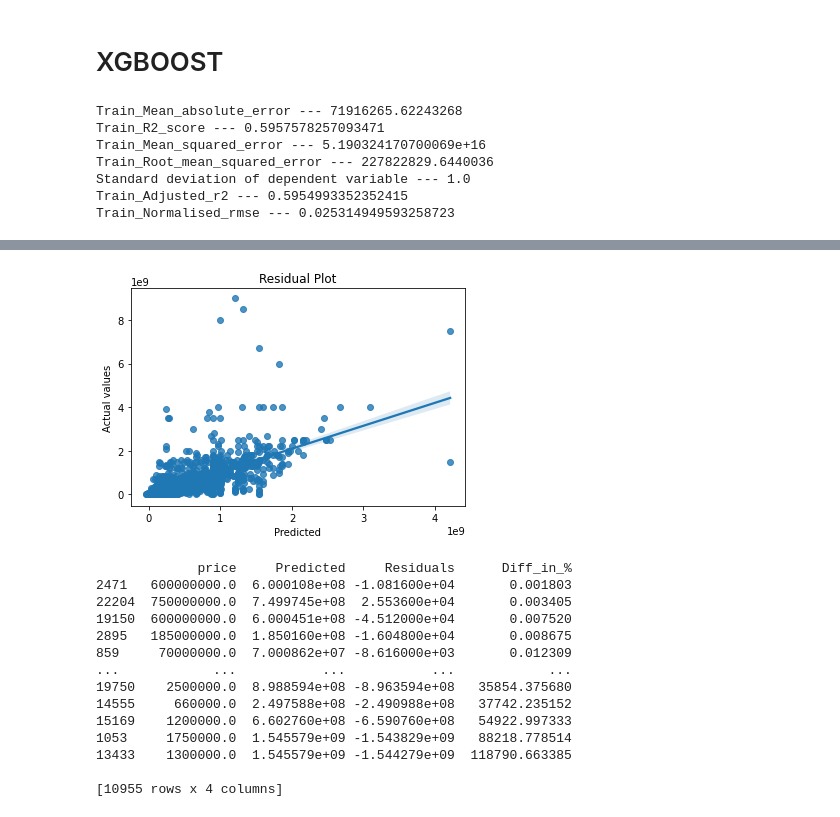
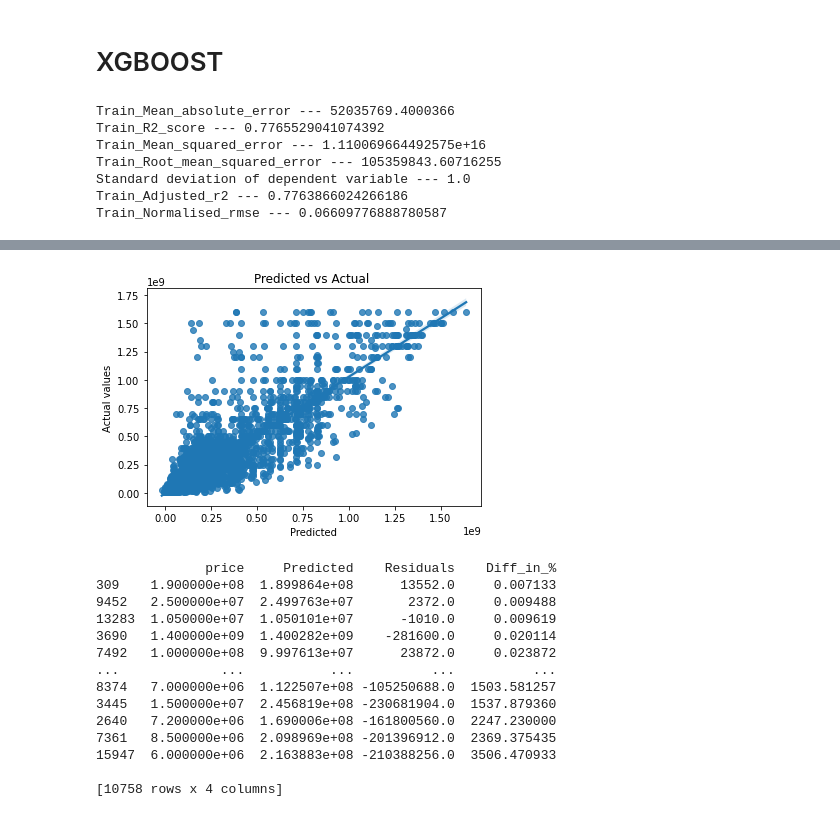
Before and after one commit to NeonStone7/Nigerian_house_price_prediction, a Jupyter notebook: Project_Nigerian_House_Price_Prediction.ipynb, the cells around one changed output, grey strips where cells are left out. Cells and saved outputs as stored; diff of their text form; code cells hidden in the pictures.

```diff
--- a/Project_Nigerian_House_Price_Prediction.ipynb
+++ b/Project_Nigerian_House_Price_Prediction.ipynb
@@ -1671,3 +1729,16 @@ Baseline MAE: 0.916056808472975
+# %%
+#adding a new column
+xtrain_3['total_rooms'] = xtrain_3['bedrooms'] + xtrain_3['bathrooms'] + xtrain_3['toilets']
+
+
+## Adding a step to replace high cardinality variables with 'others' in the pipeline
+
+for i in xtrain_3.select_dtypes('O').columns:
+    value_counts = xtrain_3[i].value_counts()
+    to_replace = value_counts[value_counts <= 30].index
+    xtrain_3[i].replace(to_replace, 'Others', inplace=True)
+
+xtrain_3=pd.get_dummies(xtrain_3)
 # %% [markdown]
 ### MODEL BUILDING 3
 # %%
@@ -2106,0 +2091,5 @@ Pipeline(steps=[('create_new_columns', FeatureUp()),
+# %%
+adaboost_3=AdaBoostRegressor()
+
+
+model,metrics_table_3f = regression_model_3(adaboost_3)
@@ -2179,7 +2210,7 @@ def regression_model_4(model):
 
 
     sns.regplot(x=train_pred,y=ytrain_4)
-    plt.title('Residual Plot')
+    plt.title('Predicted vs Actual ')
     plt.xlabel('Predicted')
     plt.ylabel('Actual values')
     plt.show();
@@ -2200,8 +2231,13 @@ def regression_model_4(model):
     pd.options.display.max_rows=1000
     stat= stat.sort_values(by='Diff_in_%')
     print(stat)
+    metrics_table_4 = pd.DataFrame({'Mean_absolute_error':mae,
+                                    'Mean_squared_error':mse,
+                                    'Root_mean_squared_error':root_mean_squared_error,
+                                    'R2_score':r2score},index=[model])
 
-    return model
+
+    return model,metrics_table_4
 
 def regression_weights(model):
     model.fit(xtrain_4,ytrain_4)
@@ -2557,43 +2677,33 @@ Pipeline(steps=[('create_new_columns', FeatureUp()),
 # %%
 xgb_ = xgb.XGBRegressor()
 
 
-# Create the full pipeline
-xgb_pipeline_4 = Pipeline(steps=[
-    ('create_new_columns', FeatureUp()),
-    #('preprocessor', preprocessor),
-    ('te',TargetEncoder()),
-    #('log_transformer', LogTransformer()),
-
-    ('model', xgb_),
-])
-
 # Fit the model
-regression_model_4(xgb_pipeline_4)
+model,metrics_table_4d=regression_model_4(xgb_)
 # %% [output]
-Train_Mean_absolute_error --- 71916265.62243268
-Train_R2_score --- 0.5957578257093471
-Train_Mean_squared_error --- 5.190324170700069e+16
-Train_Root_mean_squared_error --- 227822829.6440036
+Train_Mean_absolute_error --- 52035769.4000366
+Train_R2_score --- 0.7765529041074392
+Train_Mean_squared_error --- 1.110069664492575e+16
+Train_Root_mean_squared_error --- 105359843.60716255
 Standard deviation of dependent variable --- 1.0
-Train_Adjusted_r2 --- 0.5954993352352415
-Train_Normalised_rmse --- 0.025314949593258723
+Train_Adjusted_r2 --- 0.7763866024266186
+Train_Normalised_rmse --- 0.06609776888780587
 [interactive output not drawn]
 [interactive output not drawn]
 [interactive output not drawn]
 [interactive output not drawn]
-[figure, old version]
+[figure, new version]
-             price     Predicted     Residuals      Diff_in_%
-2471   600000000.0  6.000108e+08 -1.081600e+04       0.001803
-22204  750000000.0  7.499745e+08  2.553600e+04       0.003405
-19150  600000000.0  6.000451e+08 -4.512000e+04       0.007520
-2895   185000000.0  1.850160e+08 -1.604800e+04       0.008675
-859     70000000.0  7.000862e+07 -8.616000e+03       0.012309
-...            ...           ...           ...            ...
-19750    2500000.0  8.988594e+08 -8.963594e+08   35854.375680
-14555     660000.0  2.497588e+08 -2.490988e+08   37742.235152
-15169    1200000.0  6.602760e+08 -6.590760e+08   54922.997333
-1053     1750000.0  1.545579e+09 -1.543829e+09   88218.778514
-13433    1300000.0  1.545579e+09 -1.544279e+09  118790.663385
+              price     Predicted    Residuals    Diff_in_%
+309    1.900000e+08  1.899864e+08      13552.0     0.007133
+9452   2.500000e+07  2.499763e+07       2372.0     0.009488
+13283  1.050000e+07  1.050101e+07      -1010.0     0.009619
+3690   1.400000e+09  1.400282e+09    -281600.0     0.020114
+7492   1.000000e+08  9.997613e+07      23872.0     0.023872
+...             ...           ...          ...          ...
+8374   7.000000e+06  1.122507e+08 -105250688.0  1503.581257
+3445   1.500000e+07  2.456819e+08 -230681904.0  1537.879360
+2640   7.200000e+06  1.690006e+08 -161800560.0  2247.230000
+7361   8.500000e+06  2.098969e+08 -201396912.0  2369.375435
+15947  6.000000e+06  2.163883e+08 -210388256.0  3506.470933
 
-[10955 rows x 4 columns]
+[10758 rows x 4 columns]
```
Also changed, not shown: parts of 161 cells of this notebook.
